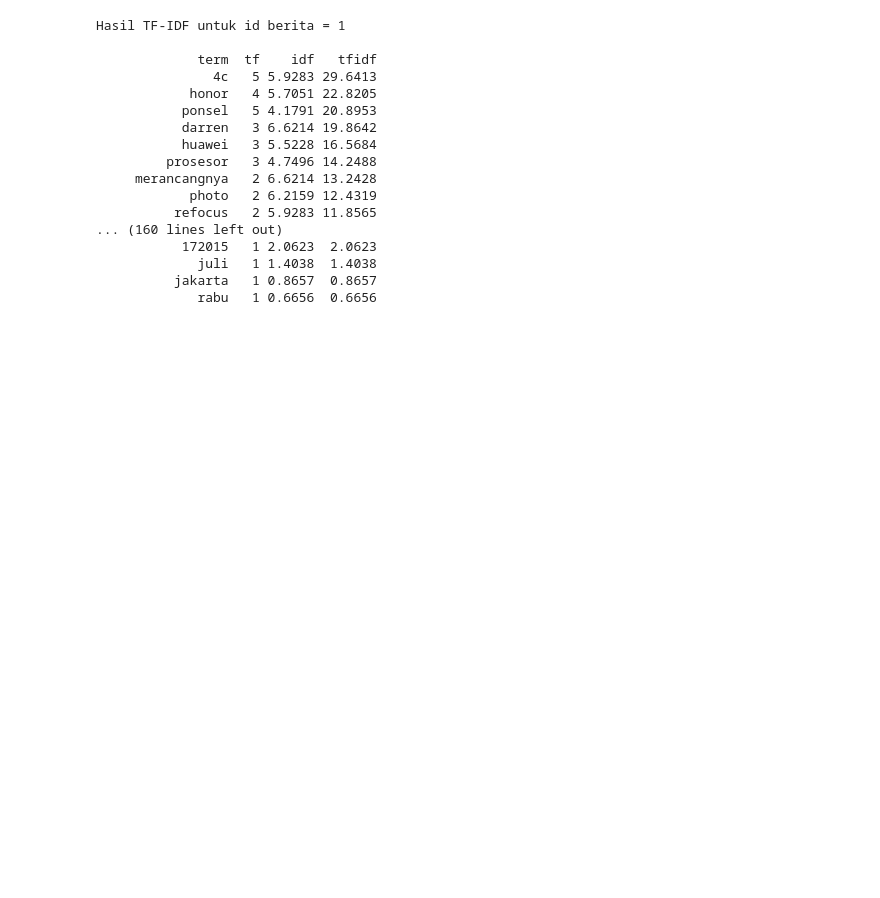
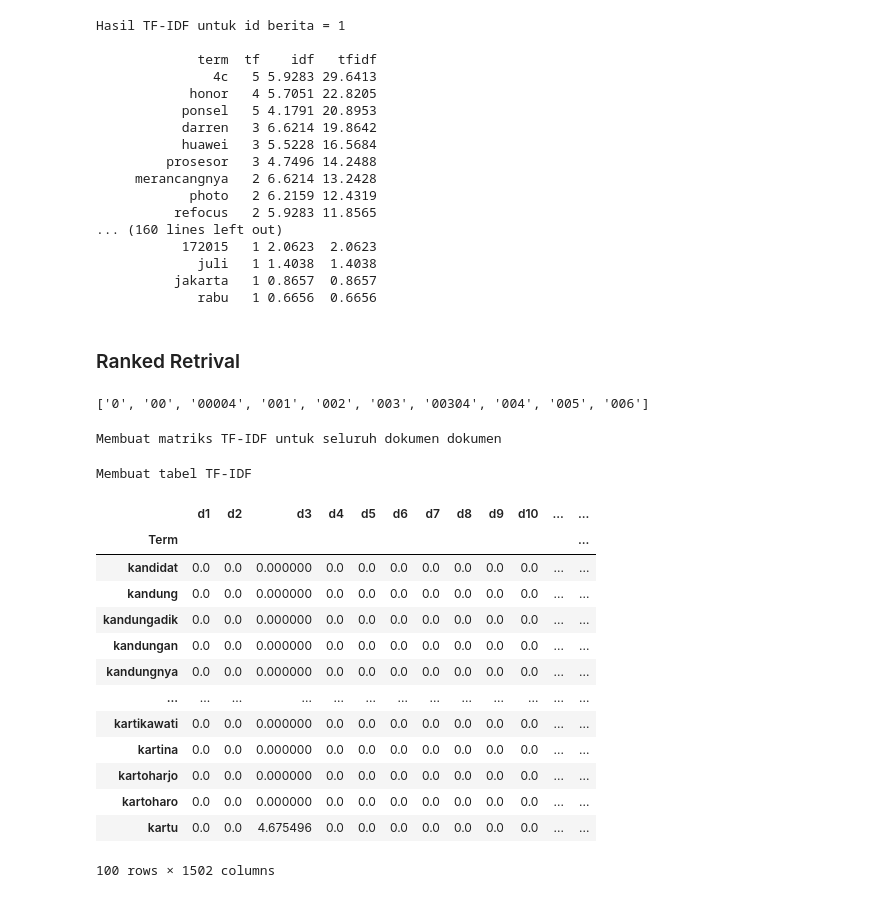
Before and after one commit to ZanIhsan2/Information_Retrival_Data, a Jupyter notebook: praktikum/pertemuan9/praktikum2.ipynb, the cells around one changed output. Drawn from its saved outputs; the diff is of its cells as text; code cells hidden in the pictures; blank space fills up the shorter version.

```diff
--- a/praktikum/pertemuan9/praktikum2.ipynb
+++ b/praktikum/pertemuan9/praktikum2.ipynb
@@ -312,3 +312,57 @@ Hasil TF-IDF untuk id berita = 1
              juli   1 1.4038  1.4038
           jakarta   1 0.8657  0.8657
              rabu   1 0.6656  0.6656
+# %% [markdown]
+### Ranked Retrival
+# %%
+# Mengumpulkan kata dalam setiap dokumen
+all_terms_set = set() # Menyiapkan kedalam bentuk set
+
+for _, row in df.iterrows():
+    # Mengambil kata TF-IDF dokumen
+    terms_in_doc = row['tf_idf'].keys()
+    # Menambahkan ke kumpulan semua kata
+    all_terms_set.update(terms_in_doc)
+
+all_terms = sorted(all_terms_set) # Mengurutkan
+# %%
+all_terms[:10]
+# %% [output]
+['0', '00', '00004', '001', '002', '003', '00304', '004', '005', '006']
+# %%
+# Membuat matriks TF-IDF menggunakan Numpy
+print("\nMembuat matriks TF-IDF untuk seluruh dokumen dokumen")
+doc_ids = df['id'].astype(int).tolist()
+
+doc_vectors = np.array([
+    [row['tf_idf'].get(term, 0) for term in all_terms]
+    for _, row in tqdm(df.iterrows(), total=len(df))
+])
+# %% [output]
+Membuat matriks TF-IDF untuk seluruh dokumen dokumen
+# %%
+# Membuat tabel tf-idf
+print("\nMembuat tabel TF-IDF")
+df_tfidf_table = pd.DataFrame(doc_vectors.T, index=all_terms, columns=[f"d{doc_id}" for doc_id in doc_ids])
+df_tfidf_table.index.name = "Term"
+# %% [output]
+Membuat tabel TF-IDF
+# %%
+from IPython.display import display
+
+display(df_tfidf_table.iloc[10200:10300])
+# %% [output]
+|  | d1 | d2 | d3 | d4 | d5 | d6 | d7 | d8 | d9 | d10 | ... | ... |
+| Term |  |  |  |  |  |  |  |  |  |  |  | ... |
+| kandidat | 0.0 | 0.0 | 0.000000 | 0.0 | 0.0 | 0.0 | 0.0 | 0.0 | 0.0 | 0.0 | ... | ... |
+| kandung | 0.0 | 0.0 | 0.000000 | 0.0 | 0.0 | 0.0 | 0.0 | 0.0 | 0.0 | 0.0 | ... | ... |
+| kandungadik | 0.0 | 0.0 | 0.000000 | 0.0 | 0.0 | 0.0 | 0.0 | 0.0 | 0.0 | 0.0 | ... | ... |
+| kandungan | 0.0 | 0.0 | 0.000000 | 0.0 | 0.0 | 0.0 | 0.0 | 0.0 | 0.0 | 0.0 | ... | ... |
+| kandungnya | 0.0 | 0.0 | 0.000000 | 0.0 | 0.0 | 0.0 | 0.0 | 0.0 | 0.0 | 0.0 | ... | ... |
+| ... | ... | ... | ... | ... | ... | ... | ... | ... | ... | ... | ... | ... |
+| kartikawati | 0.0 | 0.0 | 0.000000 | 0.0 | 0.0 | 0.0 | 0.0 | 0.0 | 0.0 | 0.0 | ... | ... |
+| kartina | 0.0 | 0.0 | 0.000000 | 0.0 | 0.0 | 0.0 | 0.0 | 0.0 | 0.0 | 0.0 | ... | ... |
+| kartoharjo | 0.0 | 0.0 | 0.000000 | 0.0 | 0.0 | 0.0 | 0.0 | 0.0 | 0.0 | 0.0 | ... | ... |
+| kartoharo | 0.0 | 0.0 | 0.000000 | 0.0 | 0.0 | 0.0 | 0.0 | 0.0 | 0.0 | 0.0 | ... | ... |
+| kartu | 0.0 | 0.0 | 4.675496 | 0.0 | 0.0 | 0.0 | 0.0 | 0.0 | 0.0 | 0.0 | ... | ... |
+100 rows × 1502 columns
```
Also changed, not shown: parts of 13 cells of this notebook.
